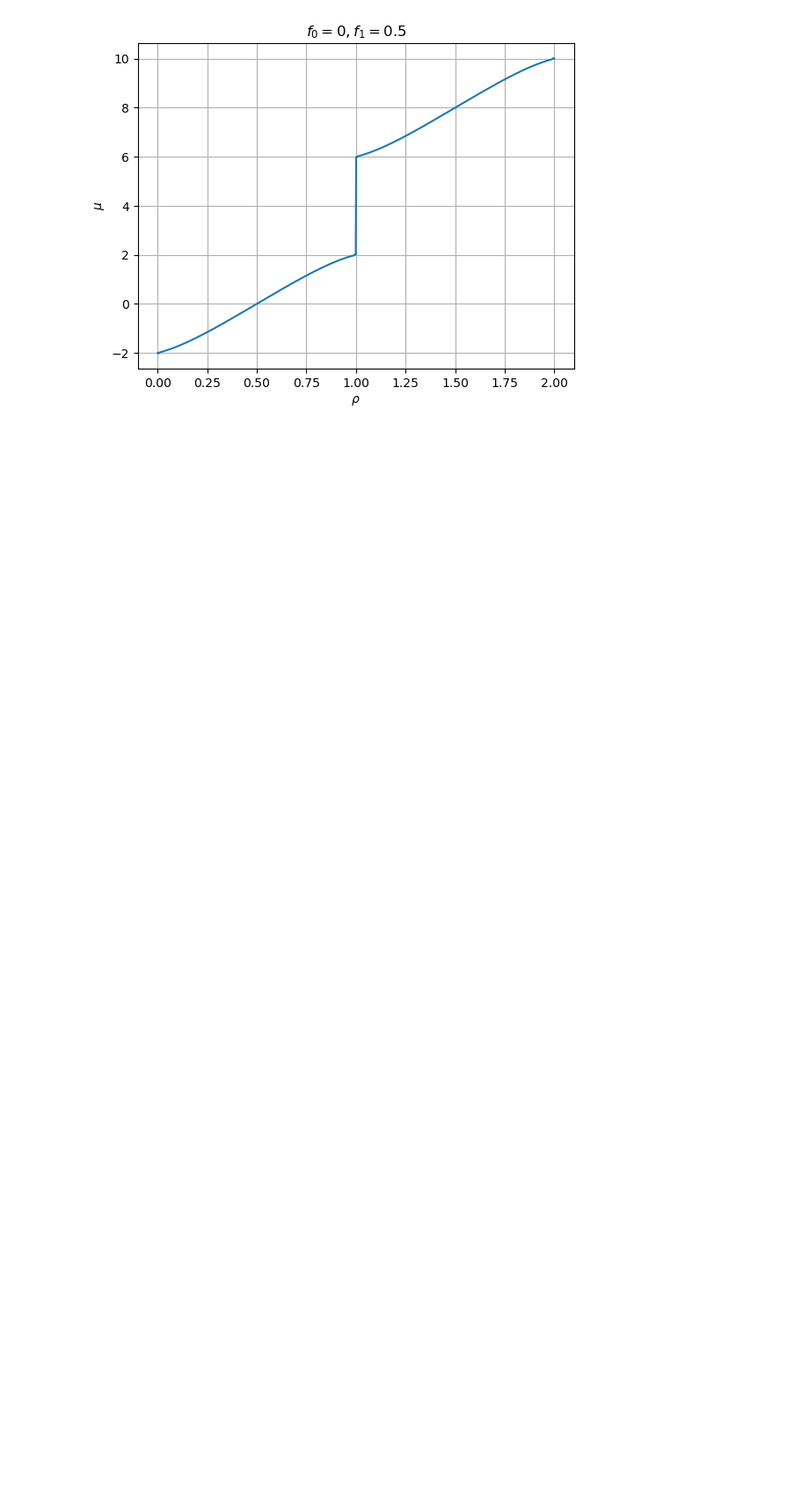
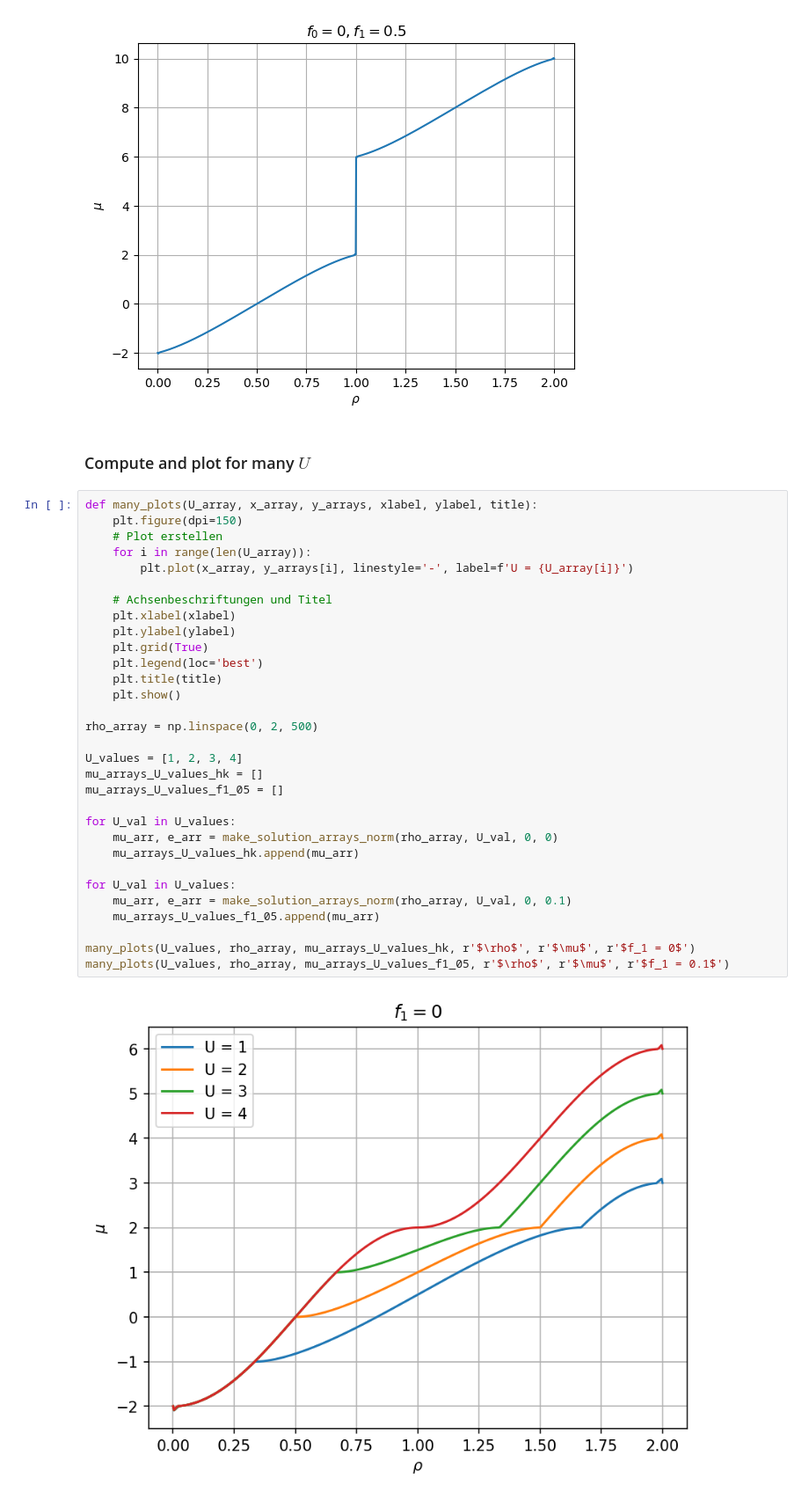
Before and after one commit to janjhch/bachelorthesis, a Jupyter notebook: meanfield/landau_f1.ipynb, the cells around one changed output. Shown at 88% size. Saved outputs shown, nothing was run; the diff lists cells and outputs as text; blank space fills up the shorter version.

```diff
--- a/meanfield/landau_f1.ipynb
+++ b/meanfield/landau_f1.ipynb
@@ -152,3 +152,38 @@ one_plot(rho_array, mu_array_f1, r'$\rho$', r'$\mu$', r'$f_0 = 0, f_1=0.5$')
 # %% [output]
 [figure]
 [figure]
+# %% [markdown]
+### Compute and plot for many $U$
+# %%
+def many_plots(U_array, x_array, y_arrays, xlabel, ylabel, title):
+    plt.figure(dpi=150)
+    # Plot erstellen
+    for i in range(len(U_array)):
+        plt.plot(x_array, y_arrays[i], linestyle='-', label=f'U = {U_array[i]}')
+
+    # Achsenbeschriftungen und Titel
+    plt.xlabel(xlabel)
+    plt.ylabel(ylabel)
+    plt.grid(True)
+    plt.legend(loc='best')
+    plt.title(title)
+    plt.show()
+
+rho_array = np.linspace(0, 2, 500)
+
+U_values = [1, 2, 3, 4]
+mu_arrays_U_values_hk = []
+mu_arrays_U_values_f1_05 = []
+
+for U_val in U_values:
+    mu_arr, e_arr = make_solution_arrays_norm(rho_array, U_val, 0, 0)
+    mu_arrays_U_values_hk.append(mu_arr)
+
+for U_val in U_values:
+    mu_arr, e_arr = make_solution_arrays_norm(rho_array, U_val, 0, 0.1)
+    mu_arrays_U_values_f1_05.append(mu_arr)
+
+many_plots(U_values, rho_array, mu_arrays_U_values_hk, r'$\rho$', r'$\mu$', r'$f_1 = 0$')
+many_plots(U_values, rho_array, mu_arrays_U_values_f1_05, r'$\rho$', r'$\mu$', r'$f_1 = 0.1$')
+# %% [output]
+[figure, added]
```
Also changed, not shown: parts of 3 cells of this notebook.
